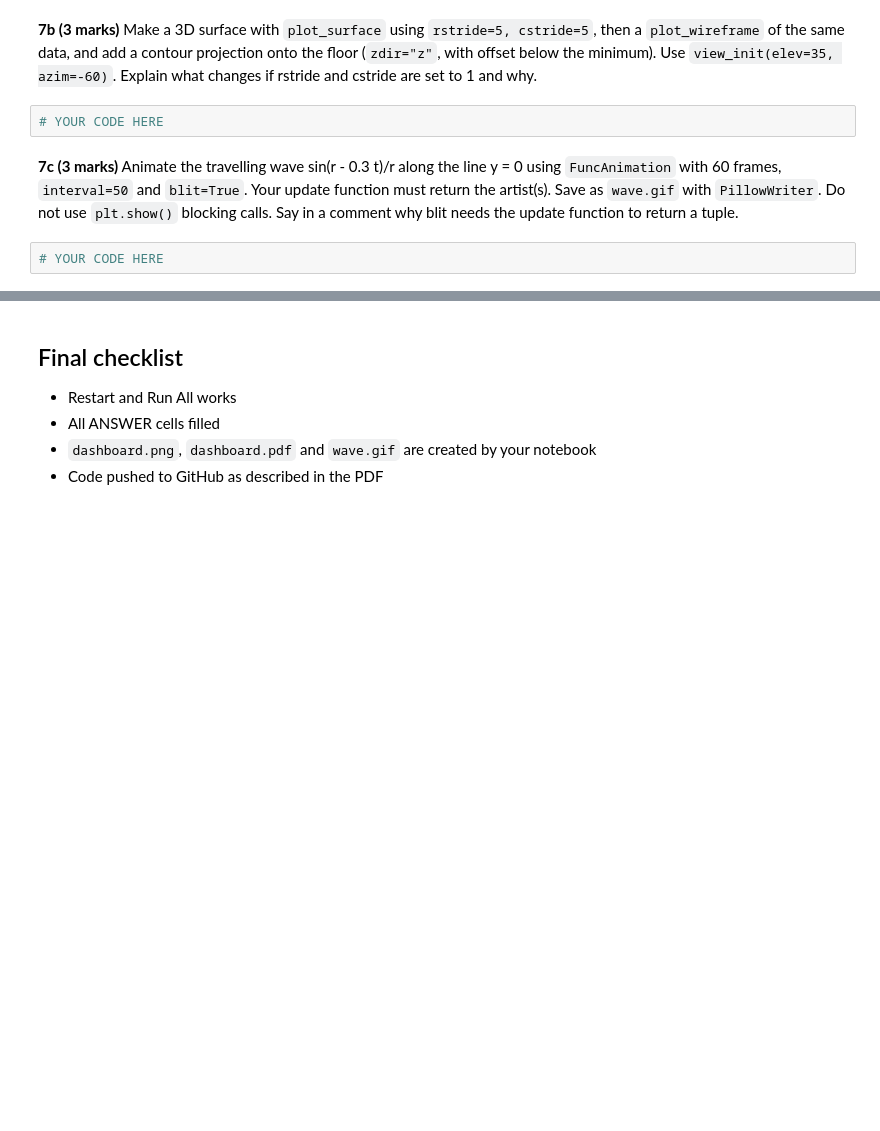
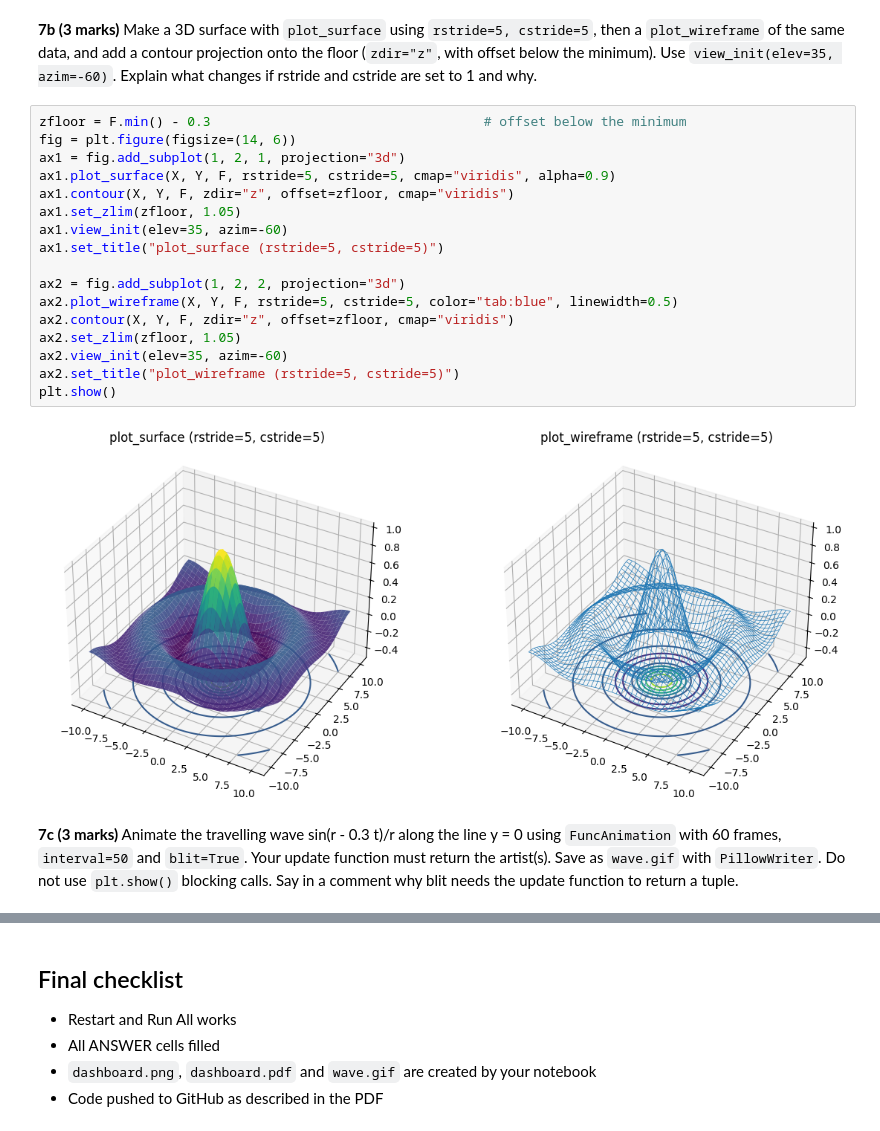
Before and after one commit to samreenkousar578/PAI-A3-25F-0091, a Jupyter notebook: Assignment3_Programming_for_AI.ipynb, the cells around one changed output, grey strips where cells are left out. Cells and saved outputs as stored; diff of their text form; blank space fills up the shorter version.

```diff
--- a/Assignment3_Programming_for_AI.ipynb
+++ b/Assignment3_Programming_for_AI.ipynb
@@ -711,8 +868,23 @@ Let f(x, y) = sin(r) / r with r = sqrt(x^2 + y^2) on x, y in [-10, 10].
 # %% [markdown]
 **7b (3 marks)** Make a 3D surface with `plot_surface` using `rstride=5, cstride=5`, then a `plot_wireframe` of the same data, and add a contour projection onto the floor (`zdir="z"`, with offset below the minimum). Use `view_init(elev=35, azim=-60)`. Explain what changes if rstride and cstride are set to 1 and why.
-# %%
-# YOUR CODE HERE
+# %%
+zfloor = F.min() - 0.3                                   # offset below the minimum
+fig = plt.figure(figsize=(14, 6))
+ax1 = fig.add_subplot(1, 2, 1, projection="3d")
+ax1.plot_surface(X, Y, F, rstride=5, cstride=5, cmap="viridis", alpha=0.9)
+ax1.contour(X, Y, F, zdir="z", offset=zfloor, cmap="viridis")
+ax1.set_zlim(zfloor, 1.05)
+ax1.view_init(elev=35, azim=-60)
+ax1.set_title("plot_surface (rstride=5, cstride=5)")
+
+ax2 = fig.add_subplot(1, 2, 2, projection="3d")
+ax2.plot_wireframe(X, Y, F, rstride=5, cstride=5, color="tab:blue", linewidth=0.5)
+ax2.contour(X, Y, F, zdir="z", offset=zfloor, cmap="viridis")
+ax2.set_zlim(zfloor, 1.05)
+ax2.view_init(elev=35, azim=-60)
+ax2.set_title("plot_wireframe (rstride=5, cstride=5)")
+plt.show()
+# %% [output]
+[figure, added]
 # %% [markdown]
 **7c (3 marks)** Animate the travelling wave sin(r - 0.3 t)/r along the line y = 0 using `FuncAnimation` with 60 frames, `interval=50` and `blit=True`. Your update function must return the artist(s). Save as `wave.gif` with `PillowWriter`. Do not use `plt.show()` blocking calls. Say in a comment why blit needs the update function to return a tuple.
-# %%
-# YOUR CODE HERE
```
Also changed, not shown: parts of 10 cells of this notebook.
